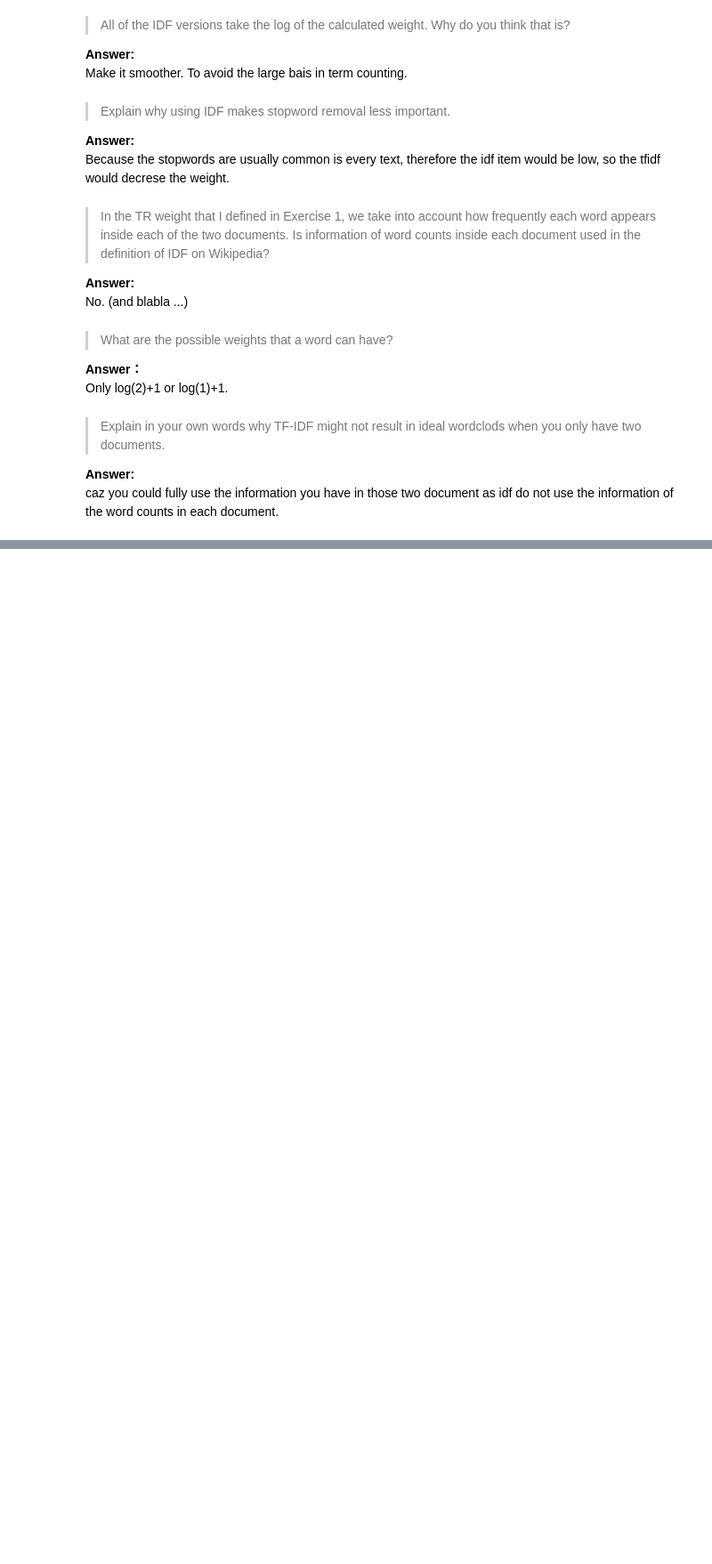
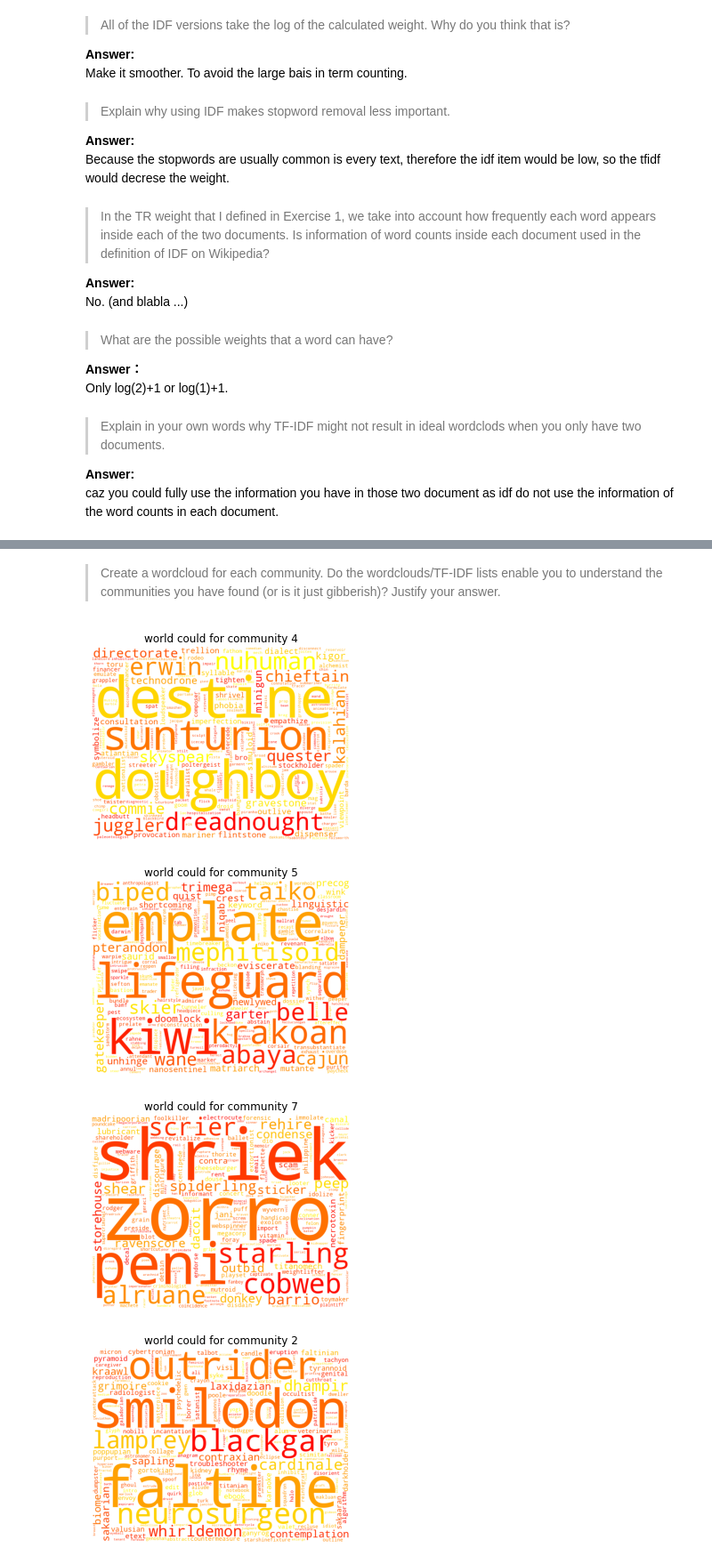
Before and after one commit to NinaW0326/02805-group-assignment, a Jupyter notebook: personal_commit/Nina/02805_week7_exercise.ipynb, the cells around one changed output, grey strips where cells are left out. Shown at 89% size. Saved outputs shown, nothing was run; the diff lists cells and outputs as text; code cells hidden in the pictures; blank space fills up the shorter version.

```diff
--- a/personal_commit/Nina/02805_week7_exercise.ipynb
+++ b/personal_commit/Nina/02805_week7_exercise.ipynb
@@ -625,0 +807,16 @@ caz you could fully use the information you have in those two document as idf do
+# %%
+# get the tf-idf for each community
+tf_idf_all = {}
+for community in tf_lists_all:
+    dn_tf = tf_lists_all[community]
+    idf = idf_lists_all[community]
+    tf_idf = {}
+    for word in dn_tf.keys():
+        tf_idf[word] = dn_tf[word]*idf[word]
+    tf_idf_all[community] = tf_idf
+# %%
+# get the top 10 for each community
+for community in tf_idf_all:
+    tf_idf = tf_idf_all[community]
+    tf_idf_sorted = sorted(tf_idf.items(), key=lambda kv: kv[1],reverse=True)
+    print('In community {}, the top 10 terms according to TF-IDF are:{}\n'.format(community,list(tf_idf_sorted)[:5]))
@@ -625,0 +843,40 @@ caz you could fully use the information you have in those two document as idf do
+# %% [markdown]
+> Create a wordcloud for each community. Do the wordclouds/TF-IDF lists enable you to understand the communities you have found (or is it just gibberish)? Justify your answer.
+# %%
+def tf_idf_to_string(td_idf_dict):
+    word_list = []
+    for w in td_idf_dict:
+        tf_idf  = td_idf_dict[w]
+        times = round(tf_idf*10)
+        word_list.extend([w]*times)
+    string = ' '.join(word_list)
+    return string
+
+
+def draw_wordcloud(community_name):
+    tf_idf_ = tf_idf_all[community_name]
+    commu_str = tf_idf_to_string(tf_idf_)
+
+    from wordcloud import WordCloud
+    import matplotlib.pyplot as plt
+    wordcloud = WordCloud(
+        max_words= 200,
+        background_color = 'white',
+                          width=800,
+                          height=600,
+                            collocations=False,
+        colormap= 'autumn'
+                         ).generate(commu_str)
+
+    plt.imshow(wordcloud)
+    plt.axis('off')
+    plt.title('world could for community {}'.format(community_name))
+    plt.show()
+
+for community in tf_idf_all:
+    draw_wordcloud(community)
+# %% [output]
+[figure, added]
+[figure, added]
+[figure, added]
+[figure, added]
```
Also changed, not shown: parts of 23 cells of this notebook.
